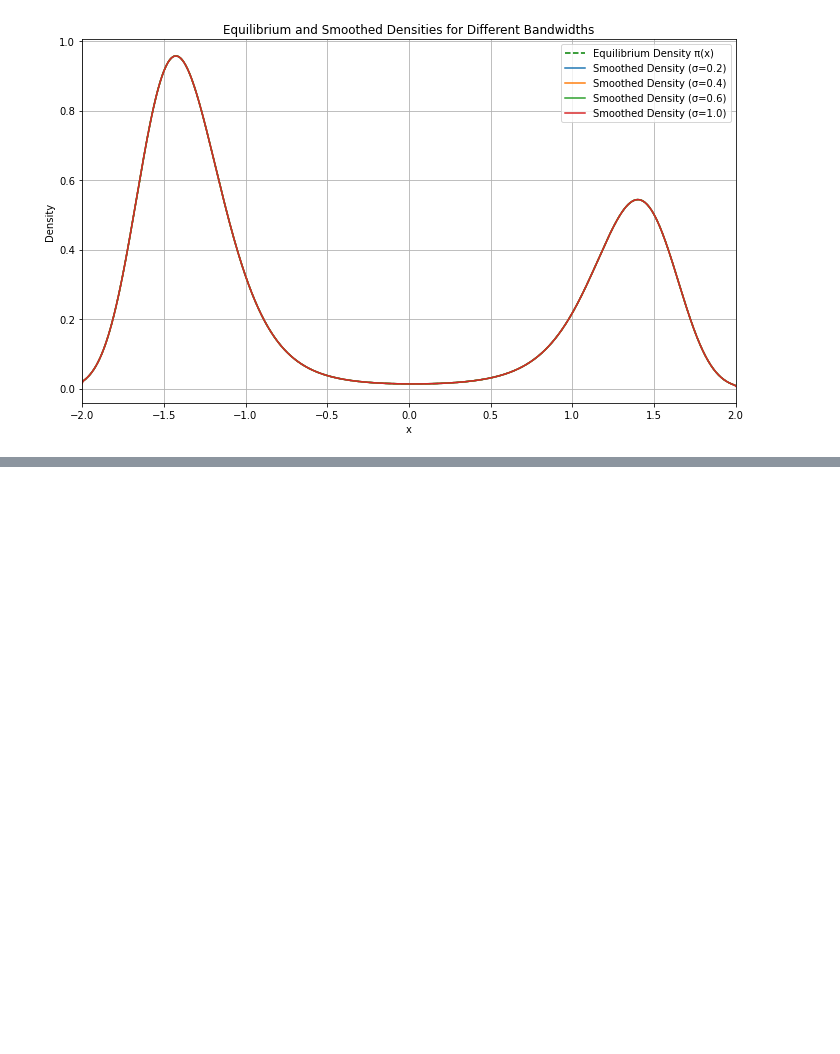
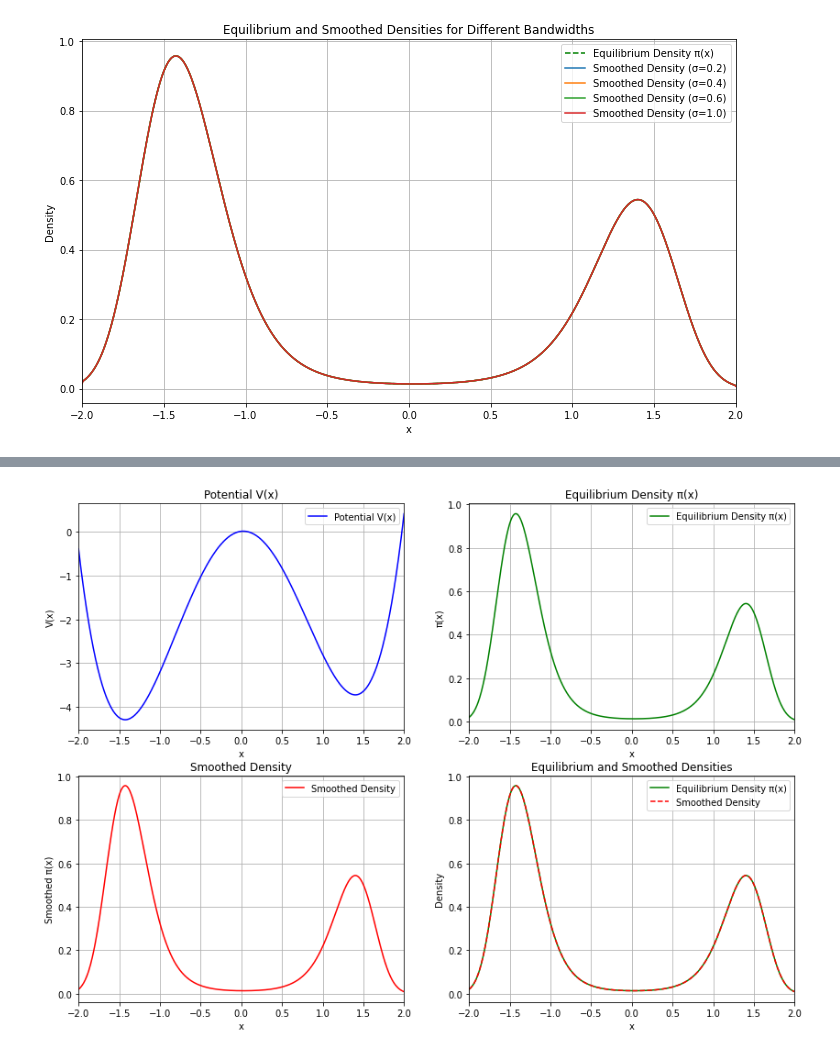
Before and after one commit to grarchana/bdld, a Jupyter notebook: trial/test_GK_1D.ipynb, the cells around one changed output, grey strips where cells are left out. Saved outputs shown, nothing was run; the diff lists cells and outputs as text; code cells hidden in the pictures; blank space fills up the shorter version.

```diff
--- a/trial/test_GK_1D.ipynb
+++ b/trial/test_GK_1D.ipynb
@@ -367,0 +440,98 @@ plt.show()
+# %%
+import numpy as np
+import matplotlib.pyplot as plt
+from scipy.signal import convolve
+
+# Define the potential function V(x)
+def potential(x):
+    return x**4 - 4*x**2 + 0.2*x
+
+# Calculate the equilibrium density π(x)
+def equilibrium_density(x, beta=1.0):
+    V_x = potential(x)
+    Z = np.trapz(np.exp(-beta * V_x), x)  # Normalization constant
+    return np.exp(-beta * V_x) / Z
+
+# Create Gaussian kernel for convolution
+def gaussian_kernel(size, sigma):
+    kernel = np.linspace(-size, size, 2*size+1)
+    kernel = np.exp(-kernel**2 / (2 * sigma**2))
+    kernel /= np.sum(kernel)
+    return kernel
+
+# Parameters
+beta = 1.0
+x = np.linspace(-2, 2, 1000)
+
+# Calculate equilibrium density
+pi_x = equilibrium_density(x, beta)
+
+# Parameters for Gaussian convolution
+sigma = 0.2  # Example value for sigma
+kernel_size = int(5 * sigma)  # Adjusted kernel size
+gaussian_kernel = gaussian_kernel(kernel_size, sigma)
+
+# Perform Gaussian convolution to smooth the density
+smoothed_pi_x = convolve(pi_x, gaussian_kernel, mode='same')
+
+# Create subplots
+fig, axs = plt.subplots(2, 2, figsize=(14, 10))
+
+# Plot the potential function
+axs[0, 0].plot(x, potential(x), label='Potential V(x)', color='blue')
+axs[0, 0].set_xlabel('x')
+axs[0, 0].set_ylabel('V(x)')
+axs[0, 0].set_title('Potential V(x)')
+axs[0, 0].legend()
+axs[0, 0].grid(True)
+axs[0, 0].set_xlim(-2, 2)
+
+# Plot the equilibrium density
+axs[0, 1].plot(x, pi_x, label='Equilibrium Density π(x)', color='green')
+axs[0, 1].set_xlabel('x')
+axs[0, 1].set_ylabel('π(x)')
+axs[0, 1].set_title('Equilibrium Density π(x)')
+axs[0, 1].legend()
+axs[0, 1].grid(True)
+axs[0, 1].set_xlim(-2, 2)
+
+# Plot the smoothed density
+axs[1, 0].plot(x, smoothed_pi_x, label='Smoothed Density', color='red')
+axs[1, 0].set_xlabel('x')
+axs[1, 0].set_ylabel('Smoothed π(x)')
+axs[1, 0].set_title('Smoothed Density')
+axs[1, 0].legend()
+axs[1, 0].grid(True)
+axs[1, 0].set_xlim(-2, 2)
+
+# Plot both equilibrium density and smoothed density
+axs[1, 1].plot(x, pi_x, label='Equilibrium Density π(x)', color='green')
+axs[1, 1].plot(x, smoothed_pi_x, label='Smoothed Density', color='red', linestyle='--')
+axs[1, 1].set_xlabel('x')
+axs[1, 1].set_ylabel('Density')
+axs[1, 1].set_title('Equilibrium and Smoothed Densities')
+axs[1, 1].legend()
+axs[1, 1].grid(True)
+axs[1, 1].set_xlim(-2, 2)
+
+# Compute the difference between the densities
+density_difference = smoothed_pi_x - pi_x
+
+# Create a new plot for the difference
+fig_diff, ax_diff = plt.subplots(figsize=(10, 6))
+ax_diff.plot(x, density_difference, label='Difference (Smoothed - Equilibrium)', color='purple')
+ax_diff.set_xlabel('x')
+ax_diff.set_ylabel('Difference')
+ax_diff.set_title('Difference Between Smoothed and Equilibrium Densities')
+ax_diff.legend()
+ax_diff.grid(True)
+ax_diff.set_xlim(-2, 2)
+
+# Adjust layout and save the difference plot
+plt.tight_layout()
+plt.savefig('density_difference.png', dpi=300)  # Save as PNG with 300 dpi
+
+# Display the figure with all plots
+plt.show()
+# %% [output]
+[figure, added]
```
Also changed, not shown: parts of 2 cells of this notebook, 2 other files.
